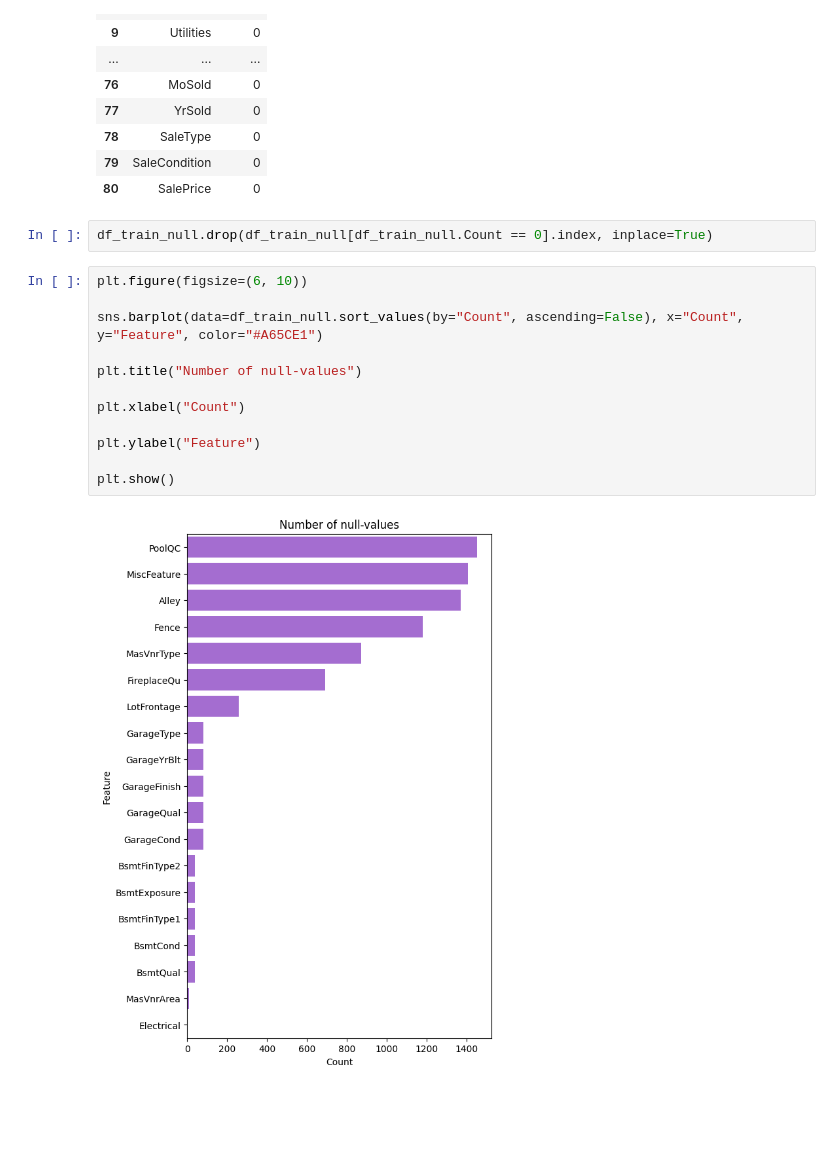
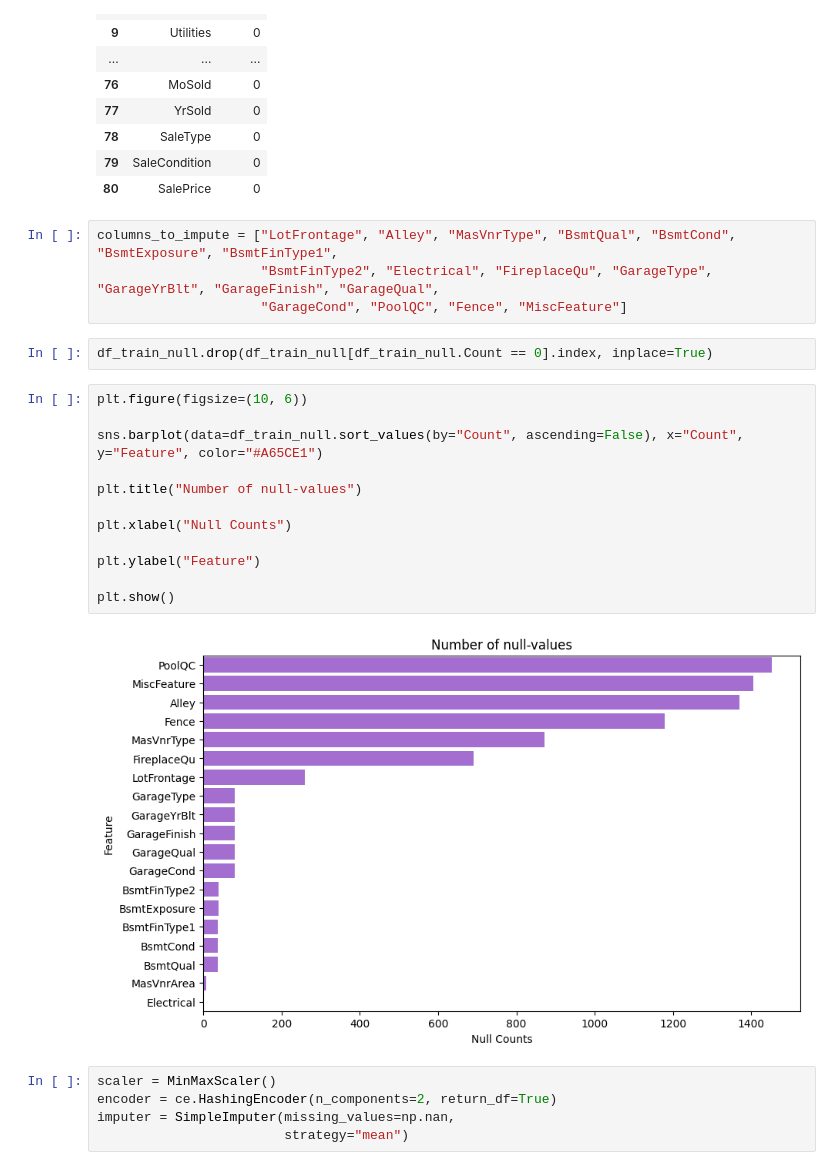
Before and after one commit to dissgod99/House-Prices-Advanced-Regression-Techniques, a Jupyter notebook: main.ipynb, the cells around one changed output. Cells and saved outputs as stored; diff of their text form; blank space fills up the shorter version.

Commit message:
Add encoder, imputer and scaler

```diff
--- a/main.ipynb
+++ b/main.ipynb
@@ -116,19 +119,28 @@ df_train_null
 | 78 | SaleType | 0 |
 | 79 | SaleCondition | 0 |
 | 80 | SalePrice | 0 |
+# %%
+columns_to_impute = ["LotFrontage", "Alley", "MasVnrType", "BsmtQual", "BsmtCond", "BsmtExposure", "BsmtFinType1",
+                     "BsmtFinType2", "Electrical", "FireplaceQu", "GarageType", "GarageYrBlt", "GarageFinish", "GarageQual",
+                     "GarageCond", "PoolQC", "Fence", "MiscFeature"]
 # %%
 df_train_null.drop(df_train_null[df_train_null.Count == 0].index, inplace=True)
 # %%
-plt.figure(figsize=(6, 10))
+plt.figure(figsize=(10, 6))
 
 sns.barplot(data=df_train_null.sort_values(by="Count", ascending=False), x="Count", y="Feature", color="#A65CE1")
 
 plt.title("Number of null-values")
 
-plt.xlabel("Count")
+plt.xlabel("Null Counts")
 
 plt.ylabel("Feature")
 
 plt.show()
 # %% [output]
-[figure, old version]
+[figure, new version]
+# %%
+scaler = MinMaxScaler()
+encoder = ce.HashingEncoder(n_components=2, return_df=True)
+imputer = SimpleImputer(missing_values=np.nan,
+                        strategy="mean")
```
Also changed, not shown: parts of 4 cells of this notebook.
